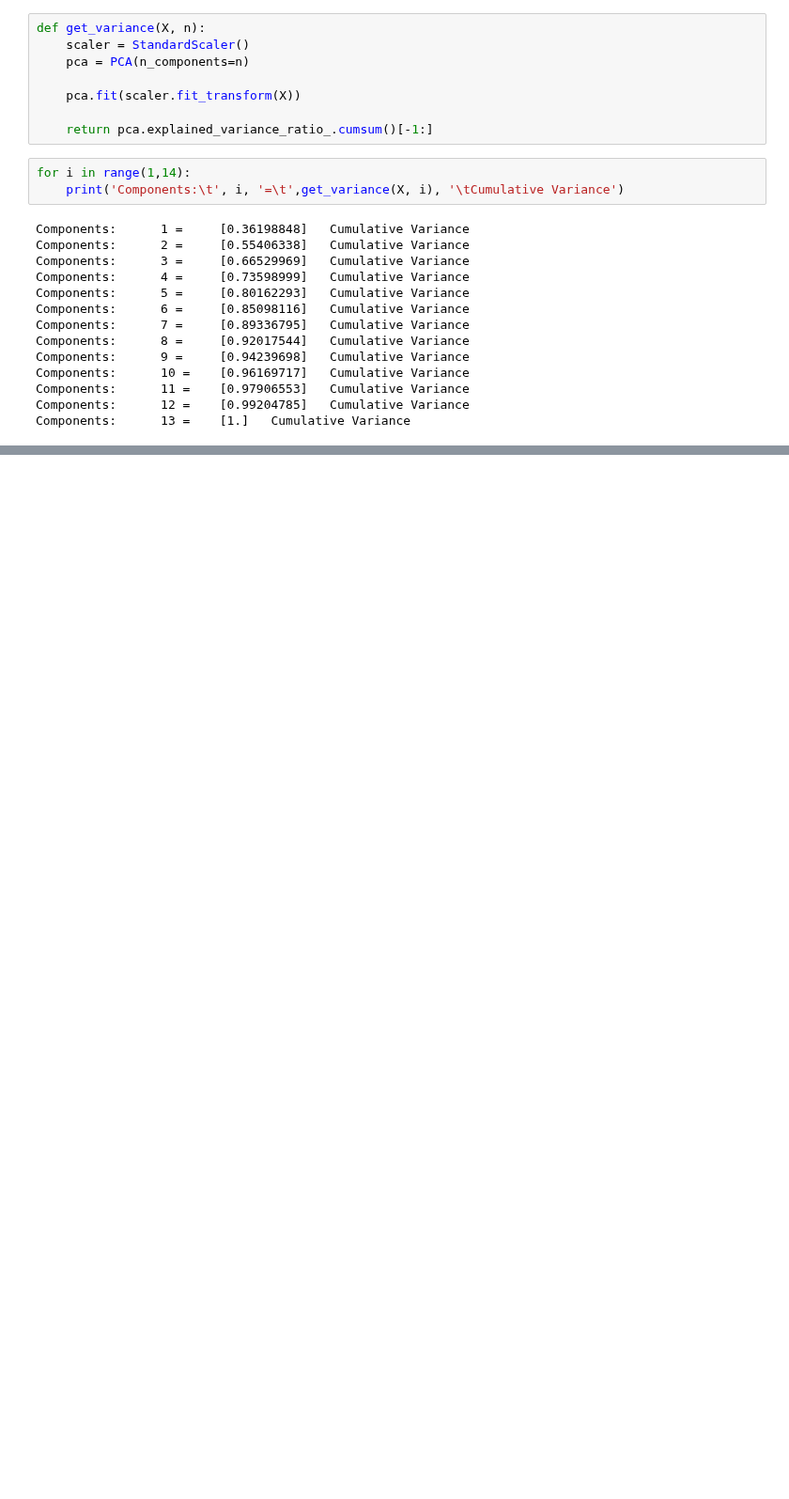
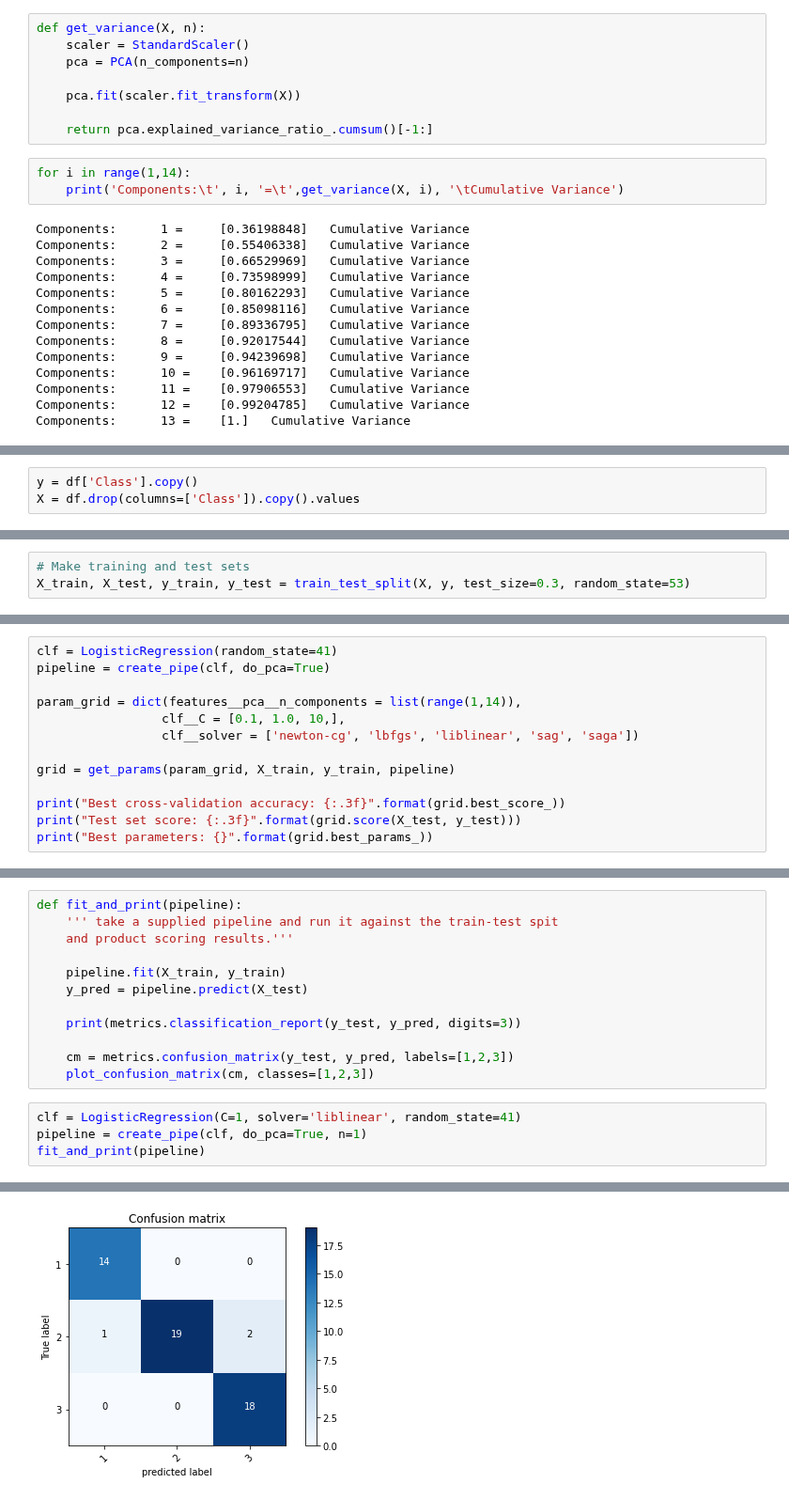
Before and after one commit to broepke/DATA110, a Jupyter notebook: Week 12/DATA110-Week12-broepke-Part-2.ipynb, the cells around one changed output, grey strips where cells are left out. Shown at 94% size. Cells and saved outputs as stored; diff of their text form; blank space fills up the shorter version.

```diff
--- a/Week 12/DATA110-Week12-broepke-Part-2.ipynb
+++ b/Week 12/DATA110-Week12-broepke-Part-2.ipynb
@@ -283,0 +211,3 @@ print(grid_search.best_estimator_)
+# %%
+y = df['Class'].copy()
+X = df.drop(columns=['Class']).copy().values
@@ -283,0 +280,3 @@ print(grid_search.best_estimator_)
+# %%
+# Make training and test sets
+X_train, X_test, y_train, y_test = train_test_split(X, y, test_size=0.3, random_state=53)
@@ -283,0 +298,13 @@ print(grid_search.best_estimator_)
+# %%
+clf = LogisticRegression(random_state=41)
+pipeline = create_pipe(clf, do_pca=True)
+
+param_grid = dict(features__pca__n_components = list(range(1,14)),
+                 clf__C = [0.1, 1.0, 10,],
+                 clf__solver = ['newton-cg', 'lbfgs', 'liblinear', 'sag', 'saga'])
+
+grid = get_params(param_grid, X_train, y_train, pipeline)
+
+print("Best cross-validation accuracy: {:.3f}".format(grid.best_score_))
+print("Test set score: {:.3f}".format(grid.score(X_test, y_test)))
+print("Best parameters: {}".format(grid.best_params_))
@@ -283,0 +353,17 @@ print(grid_search.best_estimator_)
+# %%
+def fit_and_print(pipeline):
+    ''' take a supplied pipeline and run it against the train-test spit
+    and product scoring results.'''
+
+    pipeline.fit(X_train, y_train)
+    y_pred = pipeline.predict(X_test)
+
+    print(metrics.classification_report(y_test, y_pred, digits=3))
+
+    cm = metrics.confusion_matrix(y_test, y_pred, labels=[1,2,3])
+    plot_confusion_matrix(cm, classes=[1,2,3])
+# %%
+clf = LogisticRegression(C=1, solver='liblinear', random_state=41)
+pipeline = create_pipe(clf, do_pca=True, n=1)
+fit_and_print(pipeline)
+# %% [output]
@@ -283,0 +381 @@ print(grid_search.best_estimator_)
+[figure, added]
```
Also changed, not shown: parts of 39 cells of this notebook.
